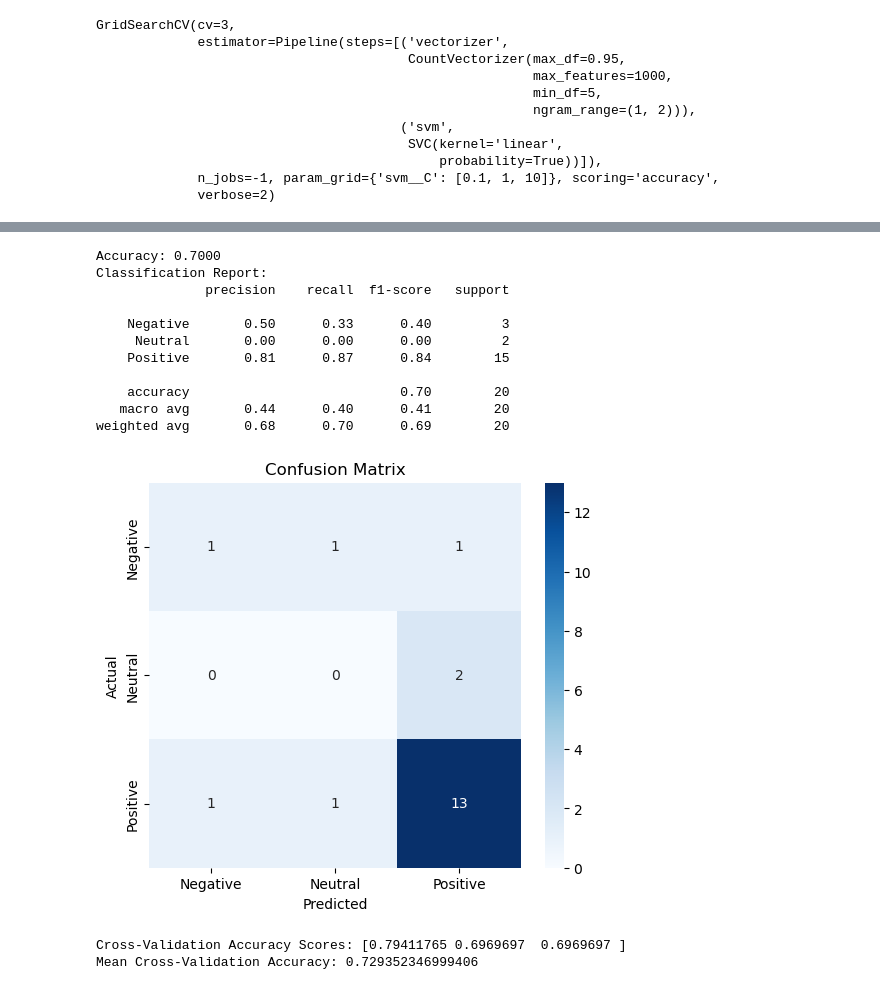
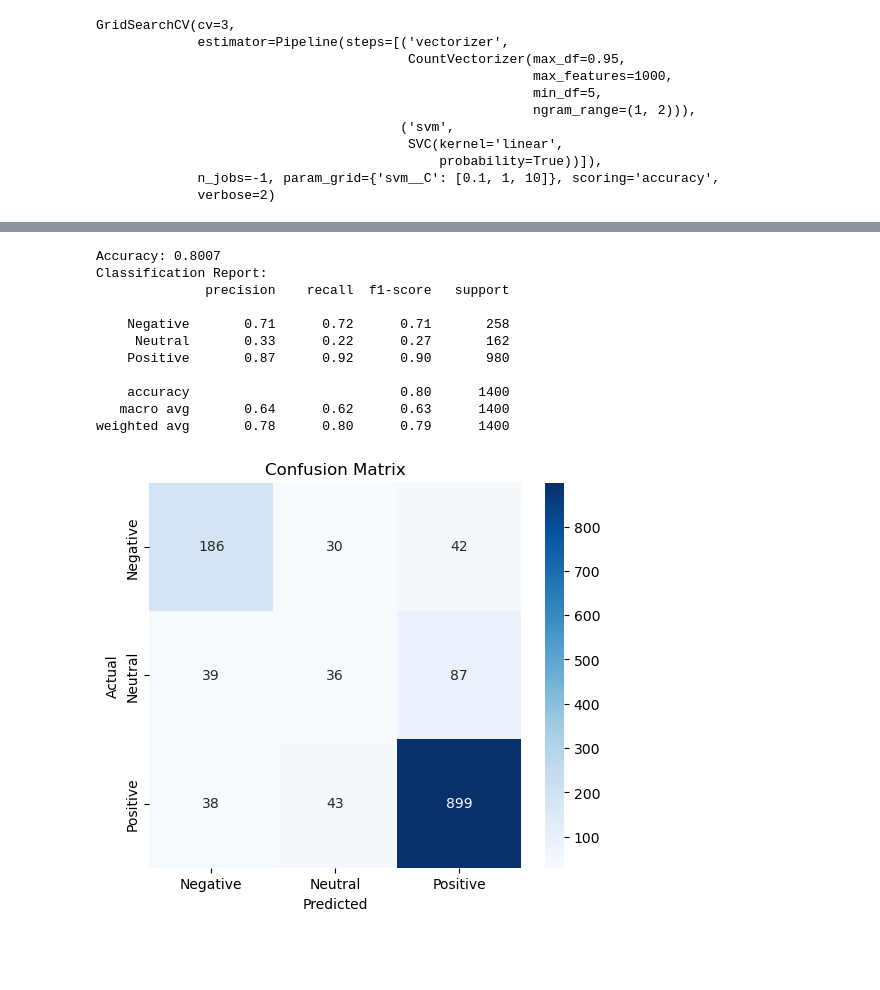
Before and after one commit to LCIT-W25/AISC-T3-Grp1, a Jupyter notebook: Case_study_1_dhiraj.ipynb, the cells around one changed output, grey strips where cells are left out. Cells and saved outputs as stored; diff of their text form; code cells hidden in the pictures; blank space fills up the shorter version.

```diff
--- a/Case_study_1_dhiraj.ipynb
+++ b/Case_study_1_dhiraj.ipynb
@@ -12,7 +14,7 @@ import seaborn as sns
 # %%
 # Load dataset
-df = pd.read_csv(r'reviews.csv')
-df = df.iloc[:100]  # Take only the first 20,000 rows
+df = pd.read_csv(r'reviews_20k.csv')
+df = df.iloc[:7000]  # Take only the first 20,000 rows
 # %%
 # Label Encoding: Categorize star ratings into Positive, Neutral, and Negative
 def categorize_stars(stars):
@@ -24,6 +26,7 @@ def categorize_stars(stars):
         return "Negative"
 
 df["label"] = df["stars"].apply(categorize_stars)
+df.dropna(subset=["stars", "text"], inplace=True)
 # %%
 df
 # %% [output]
@@ -93,50 +100,26 @@ print(f"Accuracy: {accuracy:.4f}")
 print("Classification Report:")
 print(classification_report(y_test, y_pred))
 # %% [output]
-Accuracy: 0.7000
+Accuracy: 0.8007
 Classification Report:
               precision    recall  f1-score   support
 
-    Negative       0.50      0.33      0.40         3
-     Neutral       0.00      0.00      0.00         2
-    Positive       0.81      0.87      0.84        15
+    Negative       0.71      0.72      0.71       258
+     Neutral       0.33      0.22      0.27       162
+    Positive       0.87      0.92      0.90       980
 
-    accuracy                           0.70        20
-   macro avg       0.44      0.40      0.41        20
-weighted avg       0.68      0.70      0.69        20
+    accuracy                           0.80      1400
+   macro avg       0.64      0.62      0.63      1400
+weighted avg       0.78      0.80      0.79      1400
 # %%
 
 # Confusion Matrix
 conf_matrix = confusion_matrix(y_test, y_pred)
 plt.figure(figsize=(6, 5))
 sns.heatmap(conf_matrix, annot=True, fmt='d', cmap='Blues', xticklabels=best_model.classes_, yticklabels=best_model.classes_)
 plt.title('Confusion Matrix')
 plt.xlabel('Predicted')
 plt.ylabel('Actual')
 plt.show()
-
-# ROC and AUC (only for binary classification; skip if more than 2 classes)
-if len(best_model.classes_) == 2:  # Check if binary classification
-    y_prob = best_model.predict_proba(X_test)[:, 1]  # Get probabilities for the positive class
-    fpr, tpr, thresholds = roc_curve(y_test, y_prob, pos_label="Positive")
-    roc_auc = auc(fpr, tpr)
-
-    plt.figure(figsize=(6, 5))
-    plt.plot(fpr, tpr, color='blue', lw=2, label=f'ROC curve (area = {roc_auc:.2f})')
-    plt.plot([0, 1], [0, 1], color='gray', lw=2, linestyle='--')
-    plt.xlim([0.0, 1.0])
-    plt.ylim([0.0, 1.05])
-    plt.xlabel('False Positive Rate')
-    plt.ylabel('True Positive Rate')
-    plt.title('Receiver Operating Characteristic (ROC)')
-    plt.legend(loc='lower right')
-    plt.show()
-
-# Cross-validation for robustness
-cross_val_scores = cross_val_score(best_model, df["text"], df["label"], cv=3, scoring="accuracy")
-print("Cross-Validation Accuracy Scores:", cross_val_scores)
-print("Mean Cross-Validation Accuracy:", np.mean(cross_val_scores))
 # %% [output]
-[figure, old version]
+[figure, new version]
-Cross-Validation Accuracy Scores: [0.79411765 0.6969697  0.6969697 ]
-Mean Cross-Validation Accuracy: 0.729352346999406
```
Also changed, not shown: parts of 7 cells of this notebook, 1 other file.
